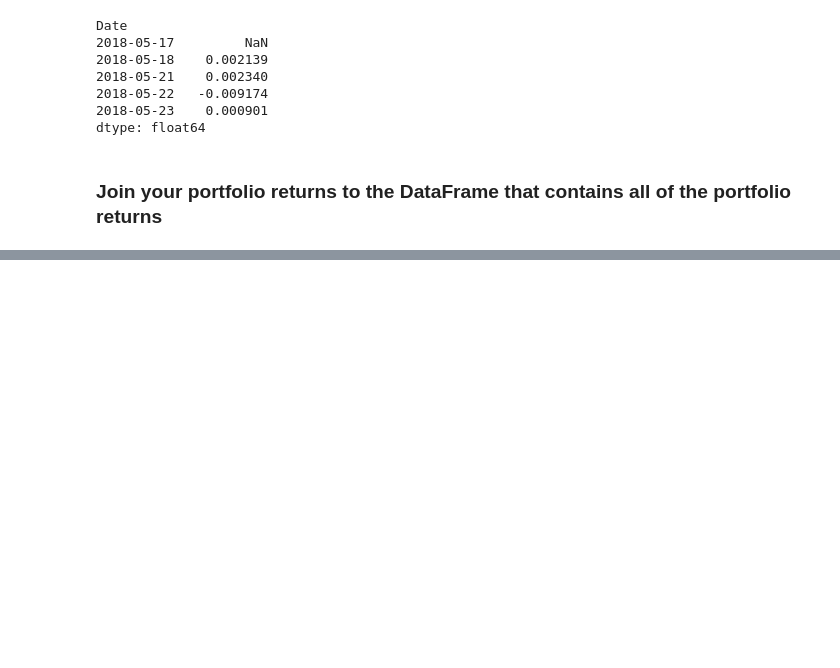
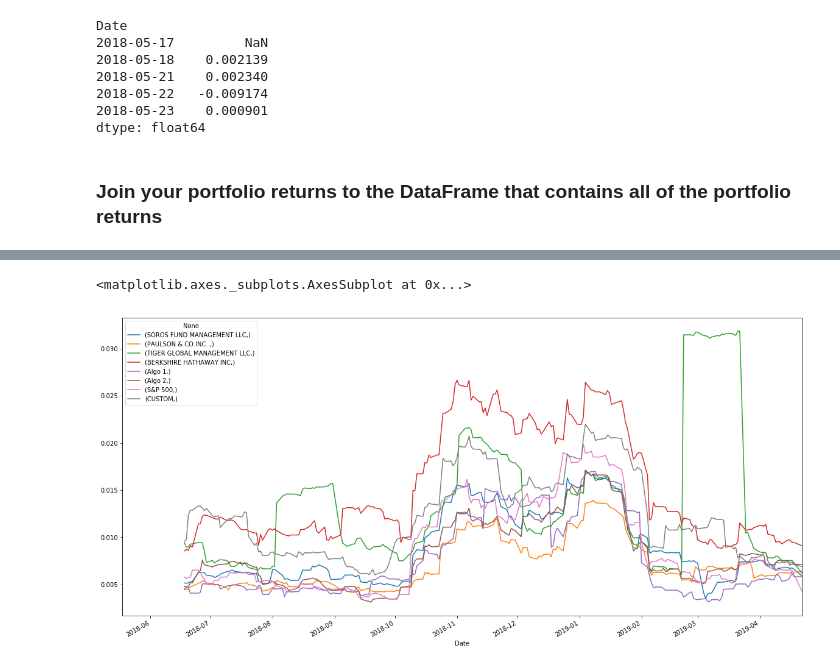
Before and after one commit to kristinav910/Hospitality_Portfolio_Analysis, a Jupyter notebook: Whale_Analysis.ipynb, the cells around one changed output, grey strips where cells are left out. Cells and saved outputs as stored; diff of their text form; code cells hidden in the pictures; blank space fills up the shorter version.

```diff
--- a/Whale_Analysis.ipynb
+++ b/Whale_Analysis.ipynb
@@ -443,8 +443,8 @@ dtype: float64
 # %% [markdown]
 ### Join your portfolio returns to the DataFrame that contains all of the portfolio returns
 # %%
-all_new_data = pd.concat([daily_returns,portfolio_returns], axis='columns', join='inner')
-all_new_data.head()
+joined_new_data = pd.concat([daily_returns,portfolio_returns], axis='columns', join='inner')
+joined_new_data.head()
 # %% [output]
 |  | SOROS FUND MANAGEMENT LLC | PAULSON & CO.INC. | TIGER GLOBAL MANAGEMENT LLC | BERKSHIRE HATHAWAY INC | Algo 1 | Algo 2 | ... |
 | Date |  |  |  |  |  |  | ... |
@@ -457,8 +457,8 @@ all_new_data.head()
 # Rename Custom Portfolio Column
 columns = [[  'SOROS FUND MANAGEMENT LLC', 'PAULSON & CO.INC. ', 'TIGER GLOBAL MANAGEMENT LLC', 'BERKSHIRE HATHAWAY INC',
             'Algo 1','Algo 2','S&P 500','CUSTOM']]
-all_new_data.columns = columns
-all_new_data.head()
+joined_new_data.columns = columns
+joined_new_data.head()
 # %% [output]
 |  | SOROS FUND MANAGEMENT LLC | PAULSON & CO.INC. | TIGER GLOBAL MANAGEMENT LLC | BERKSHIRE HATHAWAY INC | Algo 1 | Algo 2 | ... |
 | Date |  |  |  |  |  |  | ... |
@@ -467,3 +467,7 @@ all_new_data.head()
 | 2018-05-21 | 0.002503 | -0.001195 | -0.001153 | 0.010370 | -0.003092 | 0.004924 | ... |
 | 2018-05-22 | -0.002345 | 0.001168 | -0.000240 | -0.002455 | 0.011234 | -0.005628 | ... |
 | 2018-05-23 | -0.000899 | -0.000659 | 0.005062 | 0.011108 | -0.002093 | 0.001962 | ... |
+# %%
+# Only compare dates where return data exists for all the stocks (drop NaNs)
+joined_new_data.dropna(inplace=True)
+joined_new_data.head()
@@ -469,0 +499,6 @@ all_new_data.head()
+# %%
+# Rolling
+joined_new_data.rolling(window=21).std().plot(figsize=(20, 10))
+# %% [output]
+<matplotlib.axes._subplots.AxesSubplot at 0x...>
+[figure, added]
```
Also changed, not shown: parts of 10 cells of this notebook.
